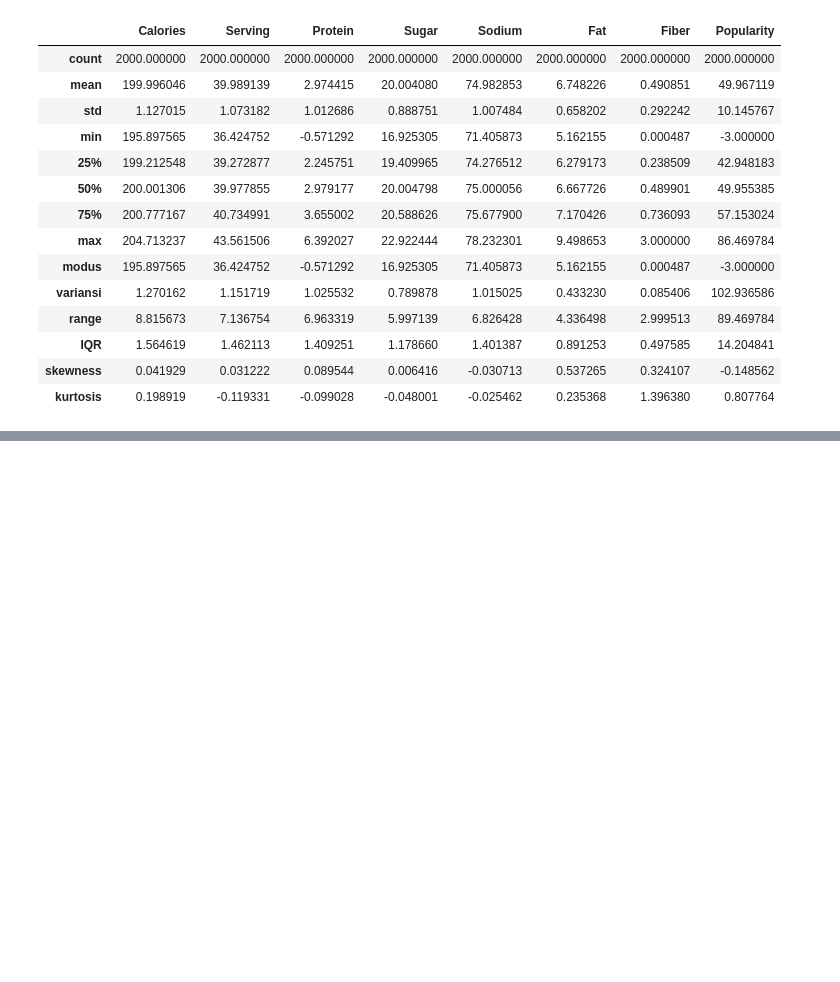
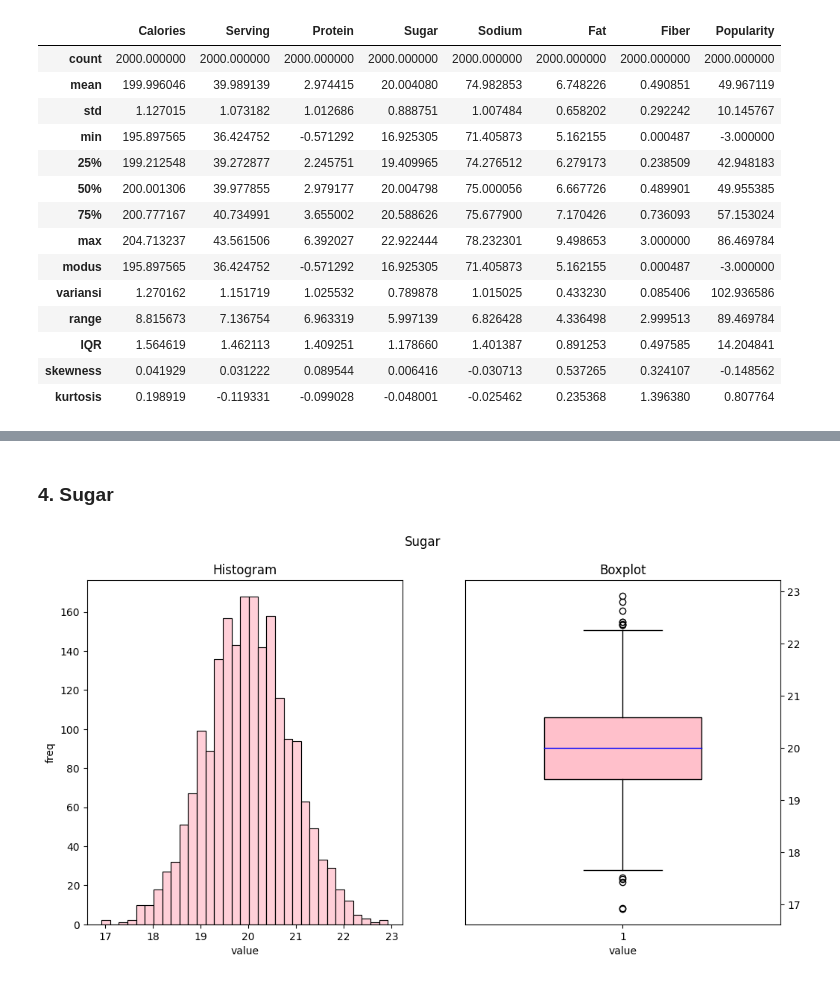
Before and after one commit to wigaandini/K1-IF2220-13522053-13522063, a Jupyter notebook: K1-IF2220-13522053-13522063.ipynb, the cells around one changed output, grey strips where cells are left out. Cells and saved outputs as stored; diff of their text form; code cells hidden in the pictures; blank space fills up the shorter version.

```diff
--- a/K1-IF2220-13522053-13522063.ipynb
+++ b/K1-IF2220-13522053-13522063.ipynb
@@ -141,0 +190,6 @@ data_stats
+# %% [markdown]
+### 4. Sugar
+# %%
+dist_plot(data['Sugar'], True)
+# %% [output]
+[figure, added]
```
Also changed, not shown: parts of 42 cells of this notebook.
